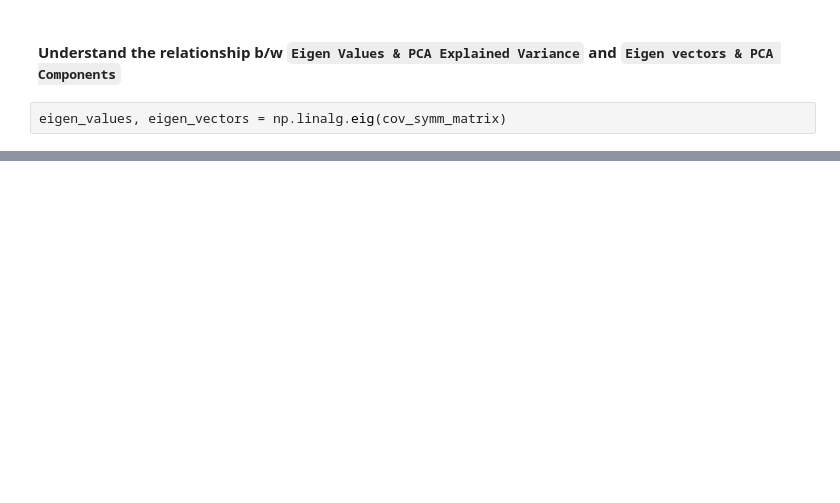
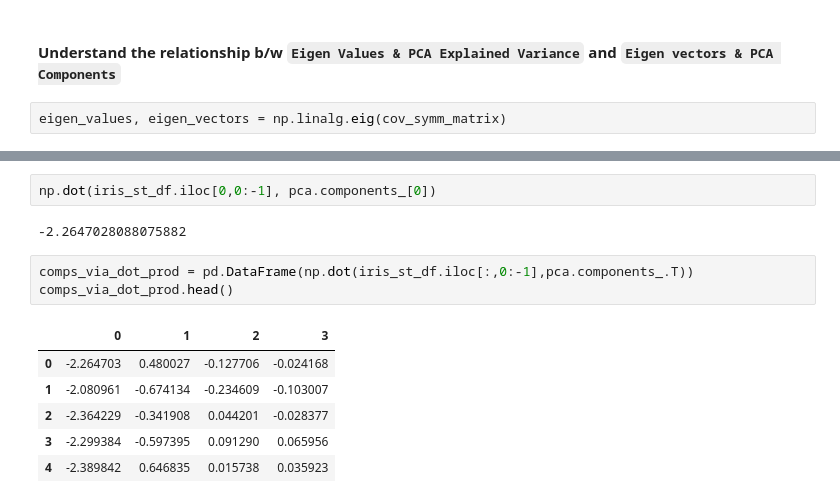
Before and after one commit to raj-shr-git/AAIC_Practice, a Jupyter notebook: VIDEO_PRACTICE/MODULE-1/M2_PCA.ipynb, the cells around one changed output, grey strips where cells are left out. Saved outputs shown, nothing was run; the diff lists cells and outputs as text; blank space fills up the shorter version.

```diff
--- a/VIDEO_PRACTICE/MODULE-1/M2_PCA.ipynb
+++ b/VIDEO_PRACTICE/MODULE-1/M2_PCA.ipynb
@@ -237,0 +268,14 @@ sns.regplot(data=iris_pca_comp[iris_pca_comp['target']=='iris-setosa'],x='Compon
+# %%
+np.dot(iris_st_df.iloc[0,0:-1], pca.components_[0])
+# %% [output]
+-2.2647028088075882
+# %%
+comps_via_dot_prod = pd.DataFrame(np.dot(iris_st_df.iloc[:,0:-1],pca.components_.T))
+comps_via_dot_prod.head()
+# %% [output]
+|  | 0 | 1 | 2 | 3 |
+| 0 | -2.264703 | 0.480027 | -0.127706 | -0.024168 |
+| 1 | -2.080961 | -0.674134 | -0.234609 | -0.103007 |
+| 2 | -2.364229 | -0.341908 | 0.044201 | -0.028377 |
+| 3 | -2.299384 | -0.597395 | 0.091290 | 0.065956 |
+| 4 | -2.389842 | 0.646835 | 0.015738 | 0.035923 |
```
Also changed, not shown: parts of 23 cells of this notebook.
